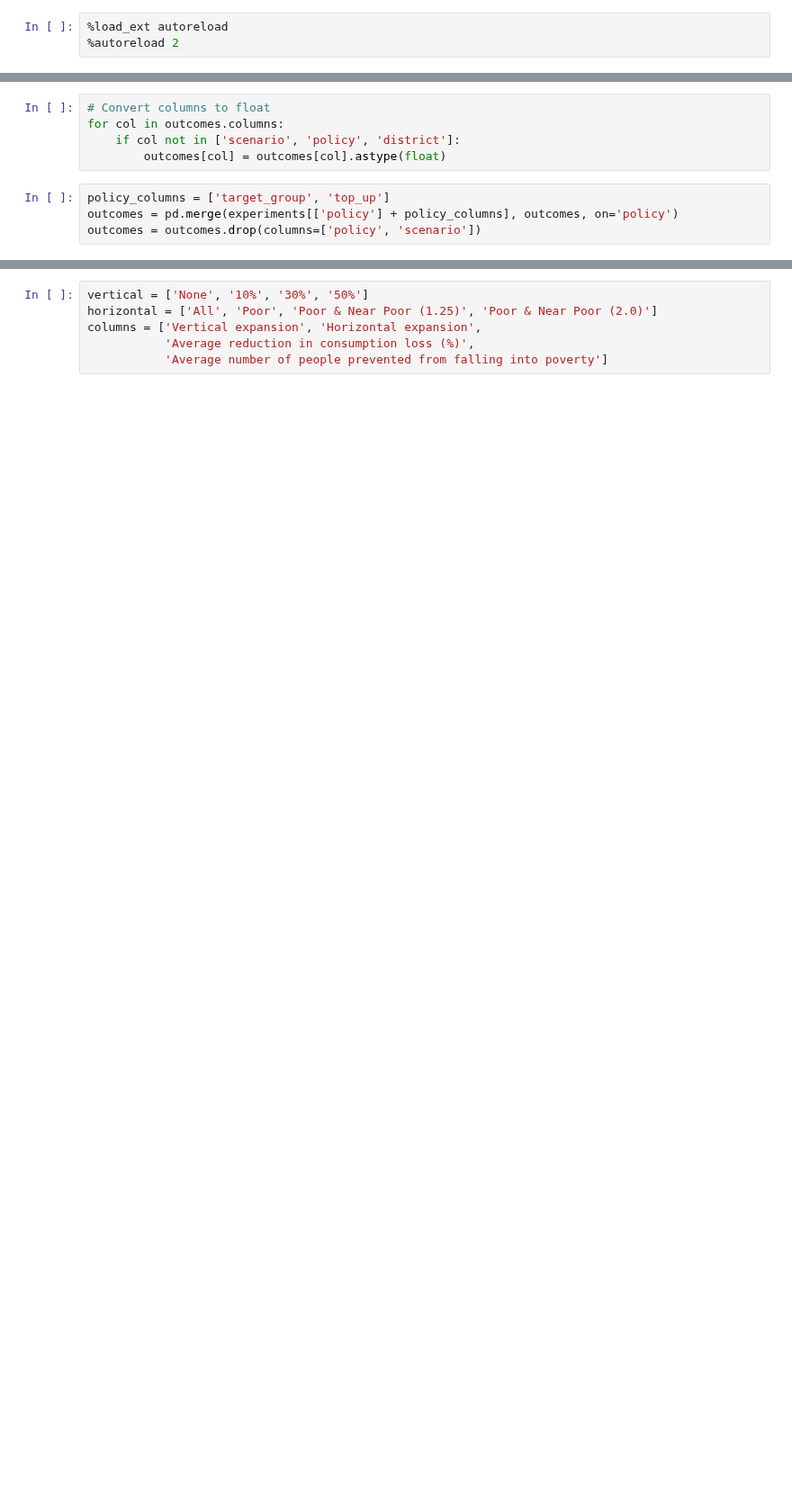
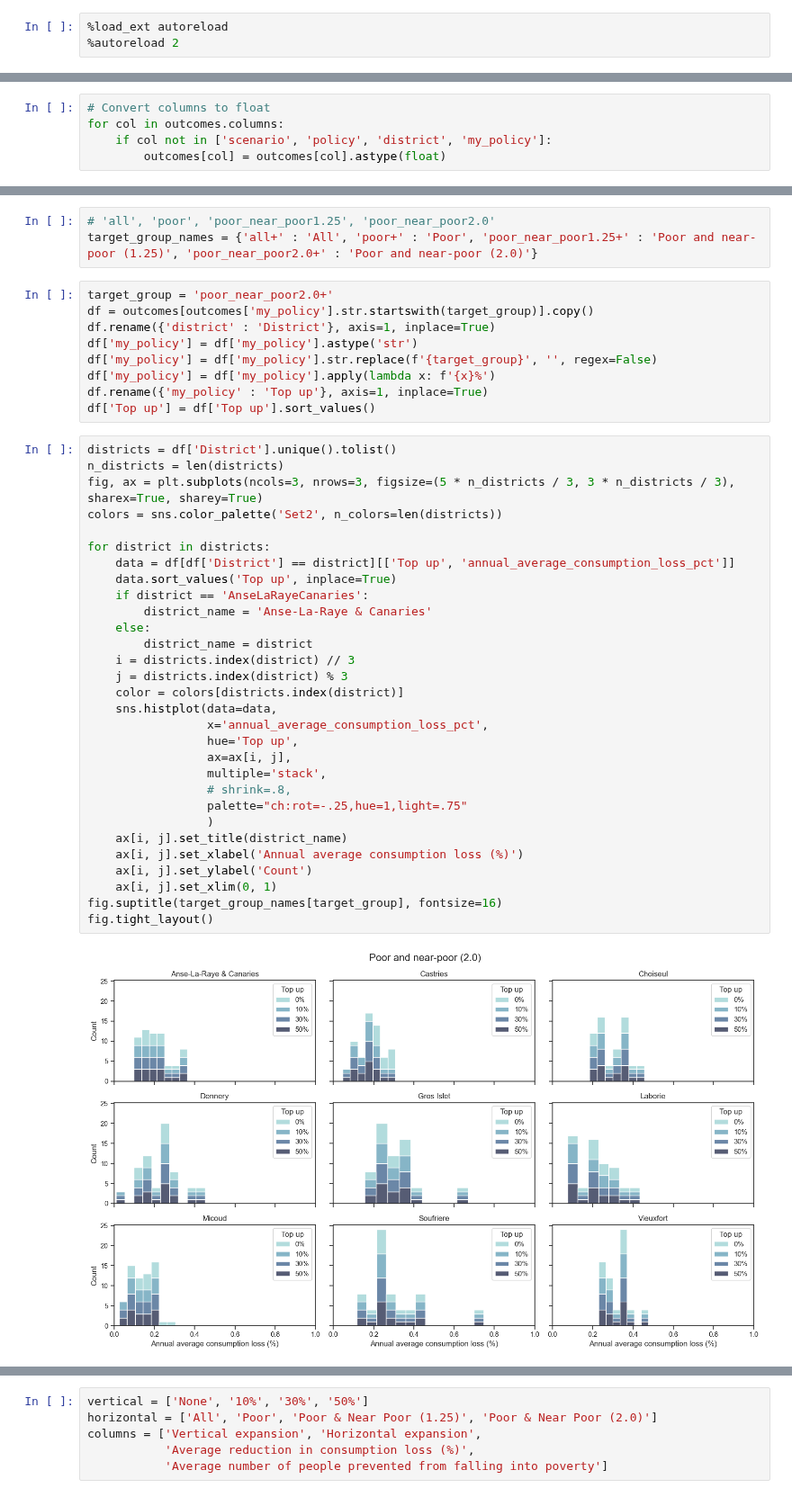
Before and after one commit to mikhailsirenko/unbreakable, a Jupyter notebook: notebooks/policy_analysis.ipynb, the cells around one changed output, grey strips where cells are left out. Shown at 90% size. Drawn from its saved outputs; the diff is of its cells as text; blank space fills up the shorter version.

Commit message:
fix bugs in preparing outcomes

```diff
--- a/notebooks/policy_analysis.ipynb
+++ b/notebooks/policy_analysis.ipynb
@@ -26,9 +32,5 @@ outcomes.drop('years_in_poverty', axis=1, inplace=True)
 # %%
 # Convert columns to float
 for col in outcomes.columns:
-    if col not in ['scenario', 'policy', 'district']:
+    if col not in ['scenario', 'policy', 'district', 'my_policy']:
         outcomes[col] = outcomes[col].astype(float)
-# %%
-policy_columns = ['target_group', 'top_up']
-outcomes = pd.merge(experiments[['policy'] + policy_columns], outcomes, on='policy')
-outcomes = outcomes.drop(columns=['policy', 'scenario'])
@@ -34,0 +39,44 @@ outcomes = outcomes.drop(columns=['policy', 'scenario'])
+# %%
+# 'all', 'poor', 'poor_near_poor1.25', 'poor_near_poor2.0'
+target_group_names = {'all+' : 'All', 'poor+' : 'Poor', 'poor_near_poor1.25+' : 'Poor and near-poor (1.25)', 'poor_near_poor2.0+' : 'Poor and near-poor (2.0)'}
+# %%
+target_group = 'poor_near_poor2.0+'
+df = outcomes[outcomes['my_policy'].str.startswith(target_group)].copy()
+df.rename({'district' : 'District'}, axis=1, inplace=True)
+df['my_policy'] = df['my_policy'].astype('str')
+df['my_policy'] = df['my_policy'].str.replace(f'{target_group}', '', regex=False)
+df['my_policy'] = df['my_policy'].apply(lambda x: f'{x}%')
+df.rename({'my_policy' : 'Top up'}, axis=1, inplace=True)
+df['Top up'] = df['Top up'].sort_values()
+# %%
+districts = df['District'].unique().tolist()
+n_districts = len(districts)
+fig, ax = plt.subplots(ncols=3, nrows=3, figsize=(5 * n_districts / 3, 3 * n_districts / 3), sharex=True, sharey=True)
+colors = sns.color_palette('Set2', n_colors=len(districts))
+
+for district in districts:
+    data = df[df['District'] == district][['Top up', 'annual_average_consumption_loss_pct']]
+    data.sort_values('Top up', inplace=True)
+    if district == 'AnseLaRayeCanaries':
+        district_name = 'Anse-La-Raye & Canaries'
+    else:
+        district_name = district
+    i = districts.index(district) // 3
+    j = districts.index(district) % 3
+    color = colors[districts.index(district)]
+    sns.histplot(data=data,
+                 x='annual_average_consumption_loss_pct',
+                 hue='Top up',
+                 ax=ax[i, j],
+                 multiple='stack',
+                 # shrink=.8,
+                 palette="ch:rot=-.25,hue=1,light=.75"
+                 )
+    ax[i, j].set_title(district_name)
+    ax[i, j].set_xlabel('Annual average consumption loss (%)')
+    ax[i, j].set_ylabel('Count')
+    ax[i, j].set_xlim(0, 1)
+fig.suptitle(target_group_names[target_group], fontsize=16)
+fig.tight_layout()
+# %% [output]
+[figure, added]
```
Also changed, not shown: parts of 11 cells of this notebook, 1 other file.
